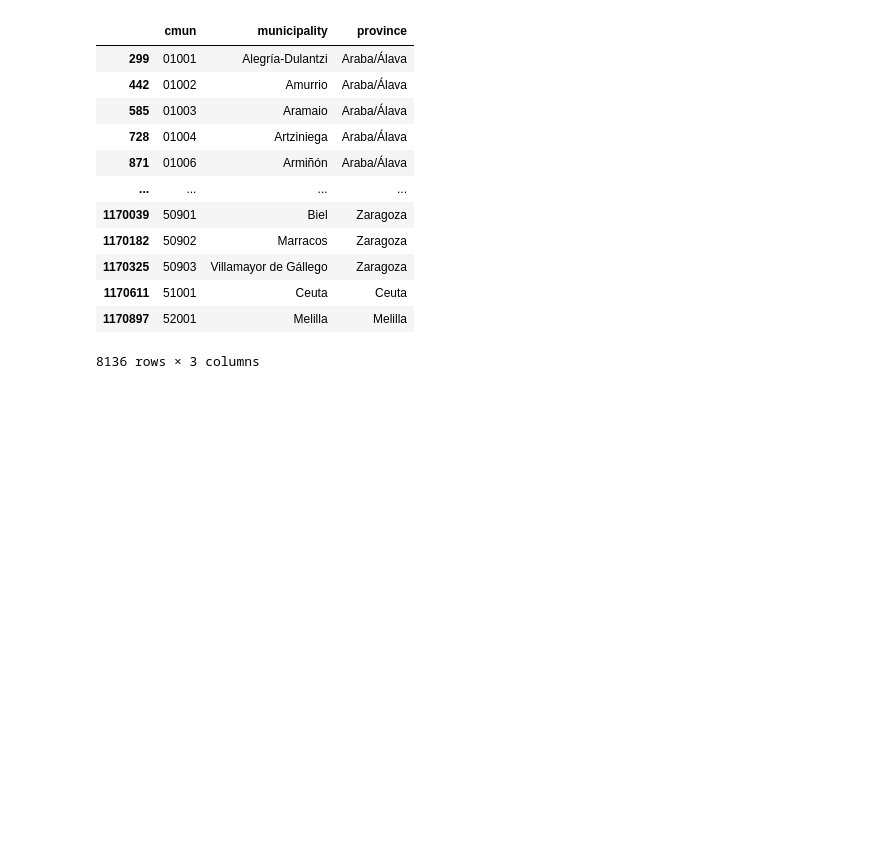
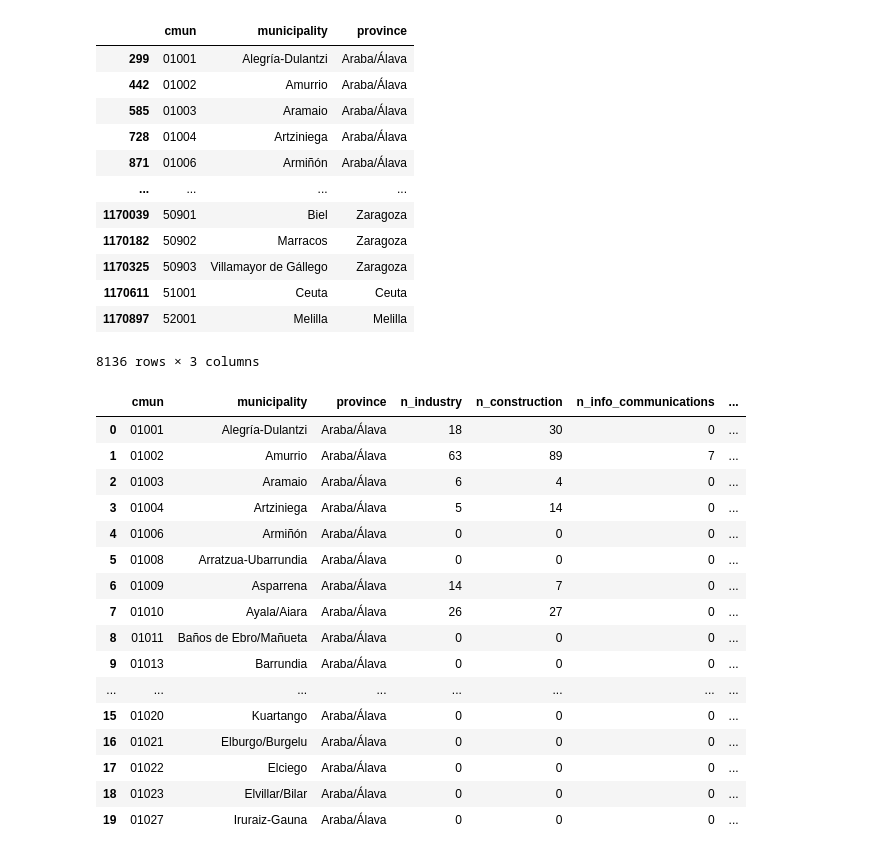
Before and after one commit to marimoysan/ml-pueblos, a Jupyter notebook: notebooks/eda_industry.ipynb, the cells around one changed output. Saved outputs shown, nothing was run; the diff lists cells and outputs as text; code cells hidden in the pictures; blank space fills up the shorter version.

```diff
--- a/notebooks/eda_industry.ipynb
+++ b/notebooks/eda_industry.ipynb
@@ -12,7 +12,7 @@ from scripts.accent_cleaner import AccentCleaner
 from scripts.column_aligner import ColumnAligner
 from scripts.utils import split_at_char, replace_with
 # %%
-df_industry = pd.read_csv("../data/large_files/industry.csv", sep=";")
+df_industry = pd.read_csv("../data/raw/industry.csv", sep=";")
 # %%
 df_industry.info()
 # %% [output]
@@ -248,3 +217,6 @@ df_industry
+# %%
+df_industry.query("total == '.'")
+df_industry.loc[df_industry['total'] == '.', 'total'] = '0'
 # %%
 df_industry["sector"].unique()
 # %% [output]
@@ -322,6 +294,25 @@ df_industry
 8136 rows × 3 columns
 # %%
 df_industry = df_industry.merge(pivot_df, how ="left")
+df_industry.head(20)
+# %% [output]
+|  | cmun | municipality | province | n_industry | n_construction | n_info_communications | ... |
+| 0 | 01001 | Alegría-Dulantzi | Araba/Álava | 18 | 30 | 0 | ... |
+| 1 | 01002 | Amurrio | Araba/Álava | 63 | 89 | 7 | ... |
+| 2 | 01003 | Aramaio | Araba/Álava | 6 | 4 | 0 | ... |
+| 3 | 01004 | Artziniega | Araba/Álava | 5 | 14 | 0 | ... |
+| 4 | 01006 | Armiñón | Araba/Álava | 0 | 0 | 0 | ... |
+| 5 | 01008 | Arratzua-Ubarrundia | Araba/Álava | 0 | 0 | 0 | ... |
+| 6 | 01009 | Asparrena | Araba/Álava | 14 | 7 | 0 | ... |
+| 7 | 01010 | Ayala/Aiara | Araba/Álava | 26 | 27 | 0 | ... |
+| 8 | 01011 | Baños de Ebro/Mañueta | Araba/Álava | 0 | 0 | 0 | ... |
+| 9 | 01013 | Barrundia | Araba/Álava | 0 | 0 | 0 | ... |
+| ... | ... | ... | ... | ... | ... | ... | ... |
+| 15 | 01020 | Kuartango | Araba/Álava | 0 | 0 | 0 | ... |
+| 16 | 01021 | Elburgo/Burgelu | Araba/Álava | 0 | 0 | 0 | ... |
+| 17 | 01022 | Elciego | Araba/Álava | 0 | 0 | 0 | ... |
+| 18 | 01023 | Elvillar/Bilar | Araba/Álava | 0 | 0 | 0 | ... |
+| 19 | 01027 | Iruraiz-Gauna | Araba/Álava | 0 | 0 | 0 | ... |
 # %%
 df_industry.drop(["municipality", "province"], axis = 1, inplace=True)
 # %%
```
Also changed, not shown: parts of 2 cells of this notebook, 1 other file.
